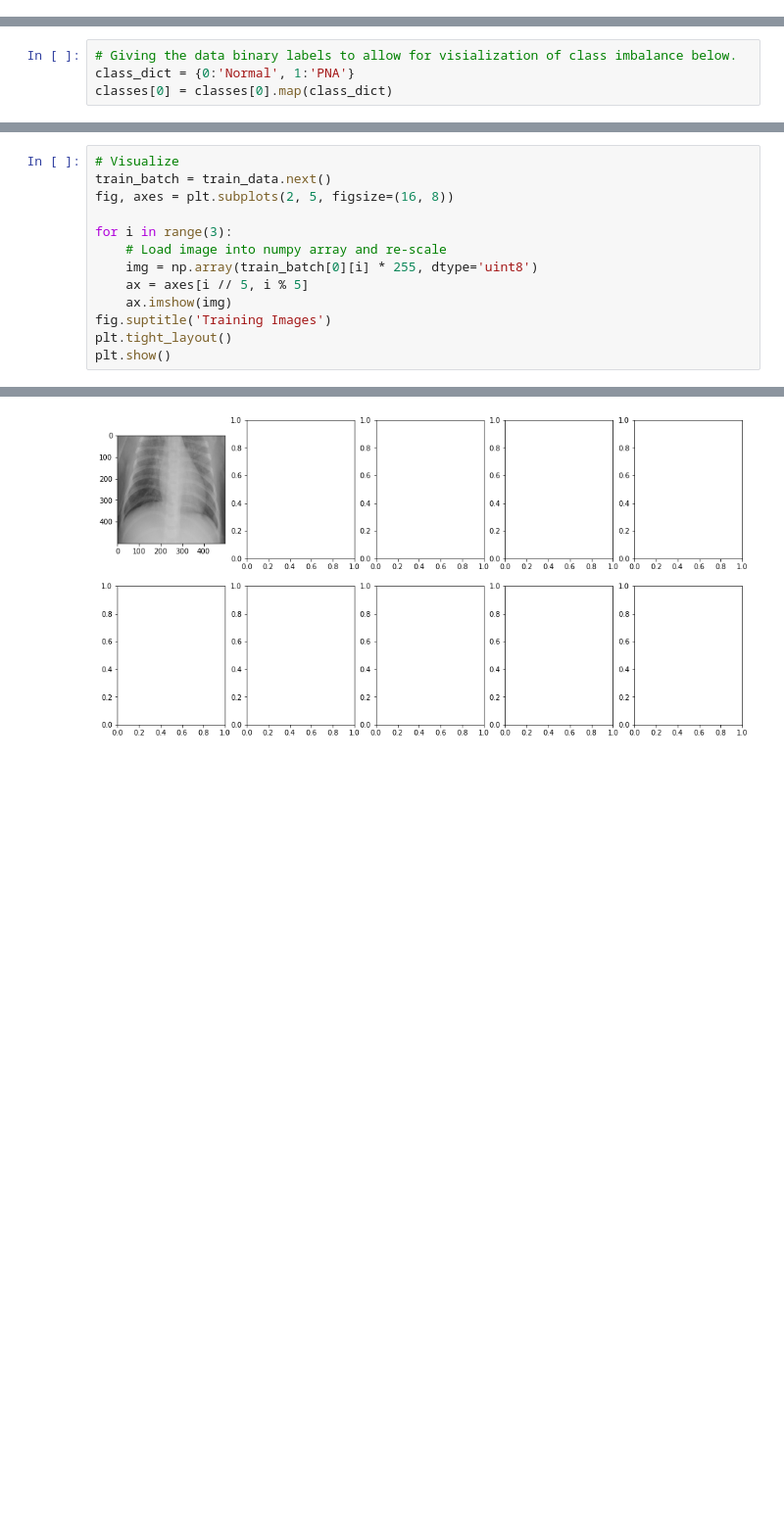
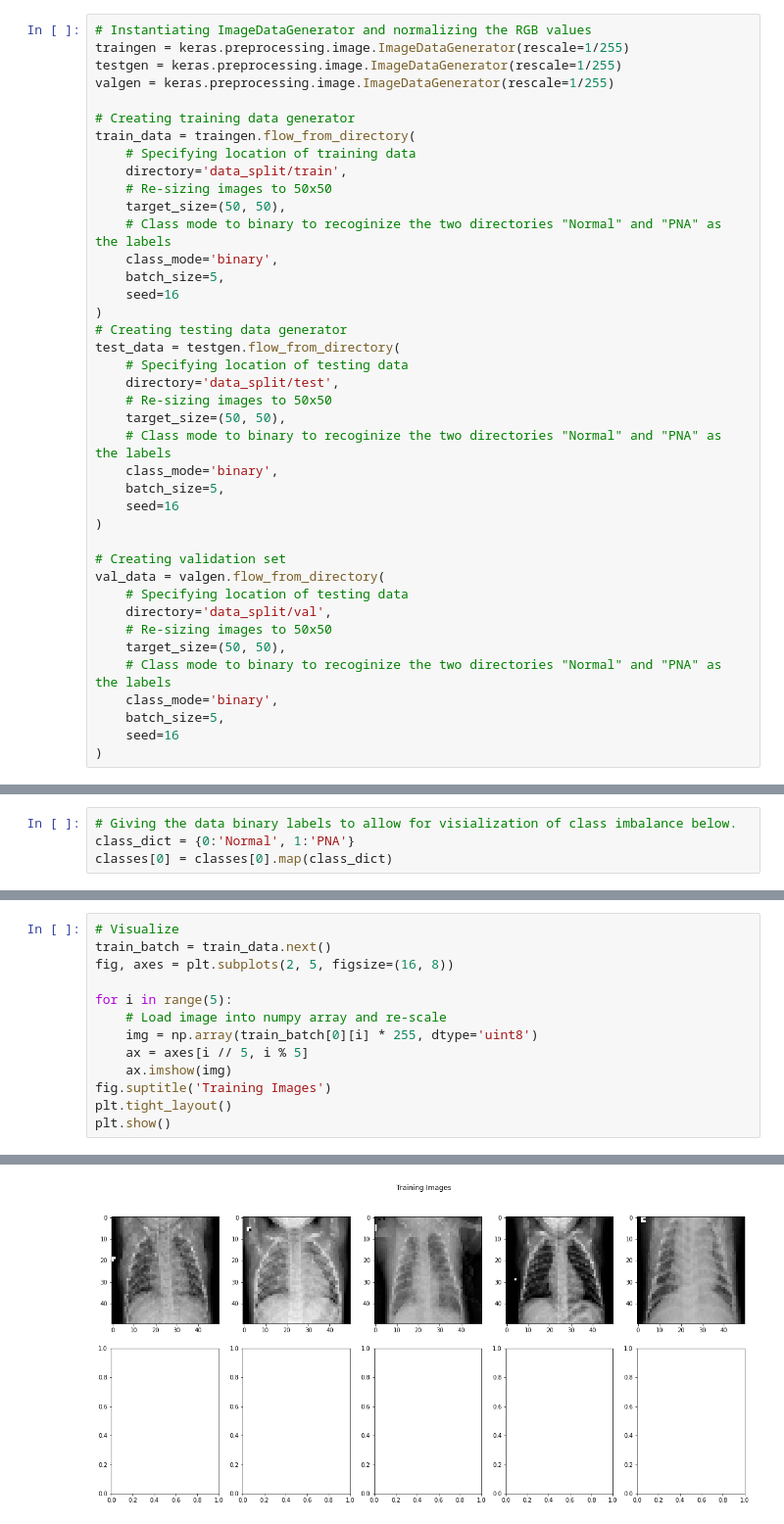
Before and after one commit to RH3421/Project-4, a Jupyter notebook: Blindly_Exploring.ipynb, the cells around one changed output, grey strips where cells are left out. Shown at 98% size. Drawn from its saved outputs; the diff is of its cells as text; blank space fills up the shorter version.

```diff
--- a/Blindly_Exploring.ipynb
+++ b/Blindly_Exploring.ipynb
@@ -23,0 +11,40 @@ Found 5719 images belonging to 2 classes.
+# %%
+# Instantiating ImageDataGenerator and normalizing the RGB values
+traingen = keras.preprocessing.image.ImageDataGenerator(rescale=1/255)
+testgen = keras.preprocessing.image.ImageDataGenerator(rescale=1/255)
+valgen = keras.preprocessing.image.ImageDataGenerator(rescale=1/255)
+
+# Creating training data generator
+train_data = traingen.flow_from_directory(
+    # Specifying location of training data
+    directory='data_split/train',
+    # Re-sizing images to 50x50
+    target_size=(50, 50),
+    # Class mode to binary to recoginize the two directories "Normal" and "PNA" as the labels
+    class_mode='binary',
+    batch_size=5,
+    seed=16
+)
+# Creating testing data generator
+test_data = testgen.flow_from_directory(
+    # Specifying location of testing data
+    directory='data_split/test',
+    # Re-sizing images to 50x50
+    target_size=(50, 50),
+    # Class mode to binary to recoginize the two directories "Normal" and "PNA" as the labels
+    class_mode='binary',
+    batch_size=5,
+    seed=16
+)
+
+# Creating validation set
+val_data = valgen.flow_from_directory(
+    # Specifying location of testing data
+    directory='data_split/val',
+    # Re-sizing images to 50x50
+    target_size=(50, 50),
+    # Class mode to binary to recoginize the two directories "Normal" and "PNA" as the labels
+    class_mode='binary',
+    batch_size=5,
+    seed=16
+)
@@ -61,7 +90,7 @@ Index(['PNA', 'Normal'], dtype='object')
 train_batch = train_data.next()
 fig, axes = plt.subplots(2, 5, figsize=(16, 8))
 
-for i in range(3):
+for i in range(5):
     # Load image into numpy array and re-scale
     img = np.array(train_batch[0][i] * 255, dtype='uint8')
     ax = axes[i // 5, i % 5]
@@ -74 +102 @@ IndexError: index 1 is out of bounds for axis 0 with size 1
-[figure, old version]
+[figure, new version]
```
Also changed, not shown: parts of 6 cells of this notebook.
